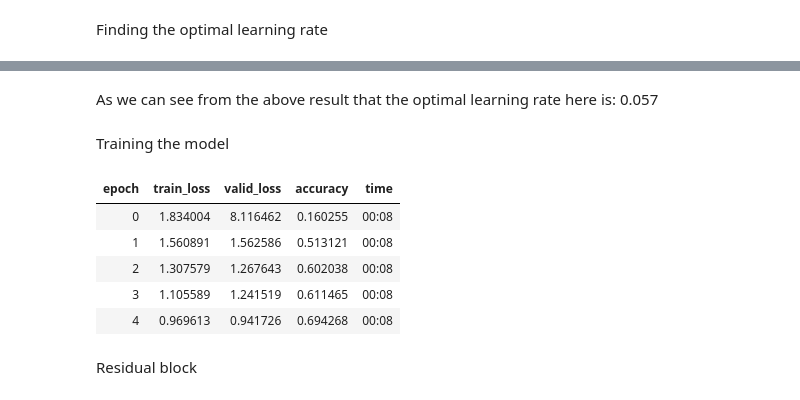
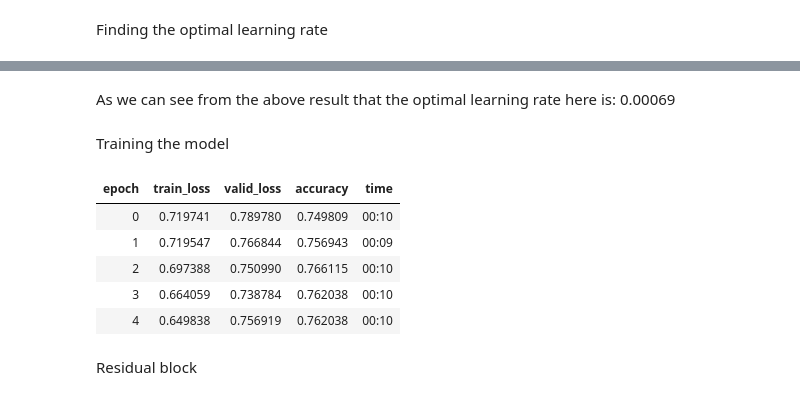
Before and after one commit to AsokTamang/Resnet, a Jupyter notebook: res-net.ipynb, the cells around one changed output, grey strips where cells are left out. Drawn from its saved outputs; the diff is of its cells as text; code cells hidden in the pictures.

```diff
--- a/res-net.ipynb
+++ b/res-net.ipynb
@@ -51,16 +54,16 @@ SuggestedLRs(valley=0.0006918309954926372)
 # %% [markdown]
-As we can see from the above result that the optimal learning rate here is: 0.057
+As we can see from the above result that the optimal learning rate here is: 0.00069
 # %% [markdown]
 Training the model
 # %%
-learn.fit_one_cycle(5, 0.0398)
+learn.fit_one_cycle(5, 0.00069)
 # %% [output]
 | epoch | train_loss | valid_loss | accuracy | time |
-| 0 | 1.834004 | 8.116462 | 0.160255 | 00:08 |
-| 1 | 1.560891 | 1.562586 | 0.513121 | 00:08 |
-| 2 | 1.307579 | 1.267643 | 0.602038 | 00:08 |
-| 3 | 1.105589 | 1.241519 | 0.611465 | 00:08 |
-| 4 | 0.969613 | 0.941726 | 0.694268 | 00:08 |
+| 0 | 0.719741 | 0.789780 | 0.749809 | 00:10 |
+| 1 | 0.719547 | 0.766844 | 0.756943 | 00:09 |
+| 2 | 0.697388 | 0.750990 | 0.766115 | 00:10 |
+| 3 | 0.664059 | 0.738784 | 0.762038 | 00:10 |
+| 4 | 0.649838 | 0.756919 | 0.762038 | 00:10 |
 # %% [markdown]
 Residual block
 # %%
```
Also changed, not shown: parts of 10 cells of this notebook.
